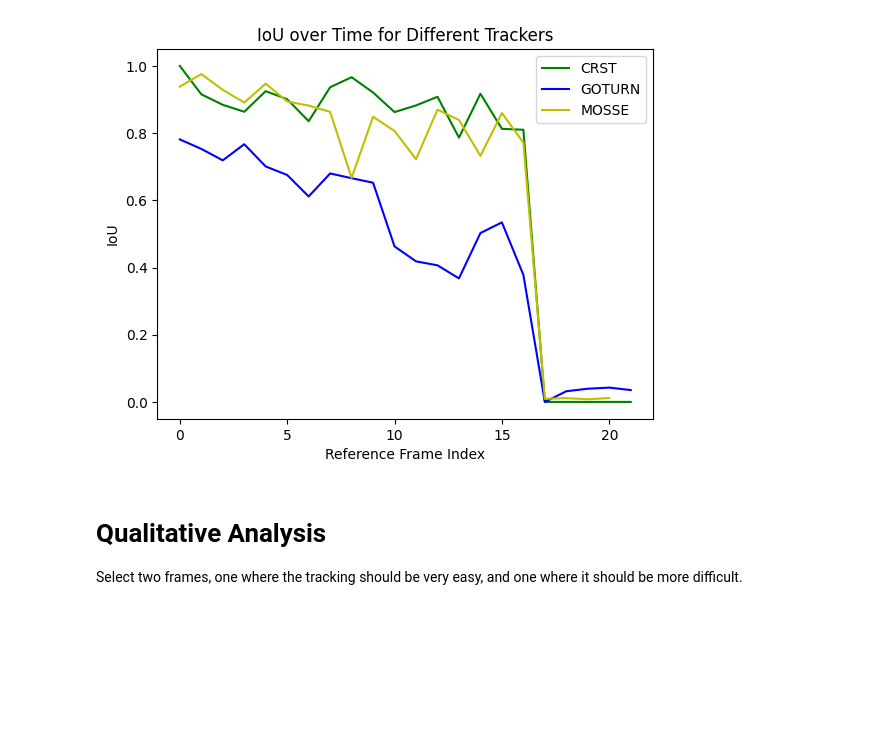
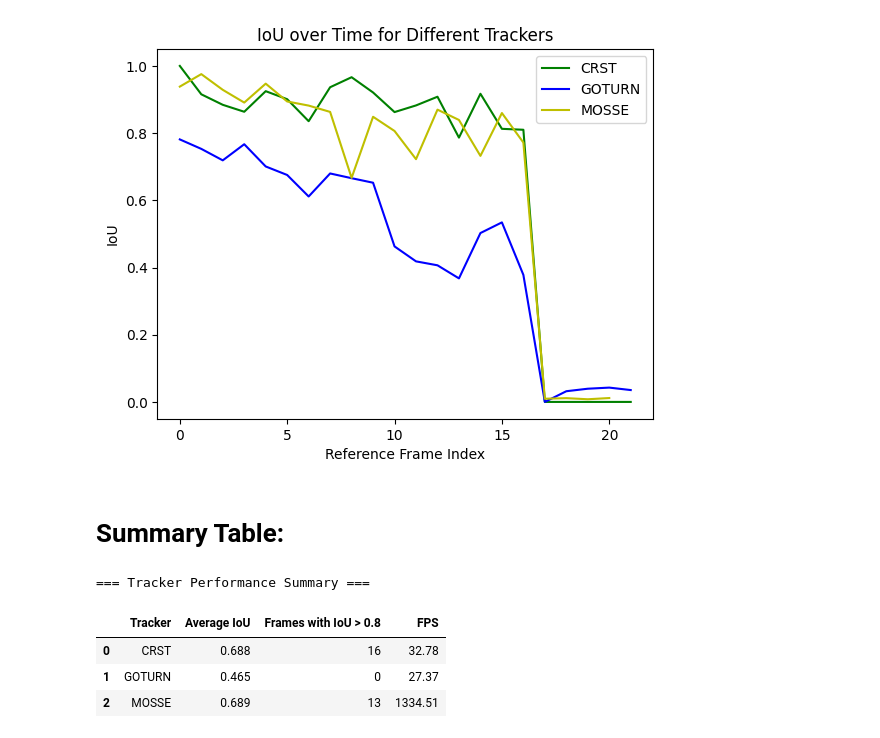
Before and after one commit to jrai51/Comp-Vision-CSC2503, a Jupyter notebook: hw1.ipynb, the cells around one changed output. Drawn from its saved outputs; the diff is of its cells as text; code cells hidden in the pictures; blank space fills up the shorter version.

```diff
--- a/hw1.ipynb
+++ b/hw1.ipynb
@@ -816,5 +735,60 @@ Average IoU for GOTURN: 0.4648
 Average IoU for MOSSE: 0.6894
 [figure]
 # %% [markdown]
-# Qualitative Analysis
-Select two frames, one where the tracking should be very easy, and one where it should be more difficult.
+# Summary Table:
+# %%
+import time
+import pandas as pd
+
+# compute Average IoU and Count of IoU
+summary_data = []
+for method in ["CRST", "GOTURN", "MOSSE"]:
+    avg_iou = np.mean(ious[method]) if len(ious[method]) > 0 else 0
+    high_iou_count = np.sum(np.array(ious[method]) > 0.8)
+    summary_data.append({
+        "Tracker": method,
+        "Average IoU": round(avg_iou, 3),
+        "Frames with IoU > 0.8": int(high_iou_count)
+    })
+
+# estimate FPS
+# time a single run of each tracker on a subset of frames
+fps_results = {}
+
+for method in ["CRST", "GOTURN", "MOSSE"]:
+    # Reinitialize trackers for fair comparison
+    if method == "CRST":
+        tracker_tmp = cv2.TrackerCSRT_create()
+    elif method == "GOTURN":
+        tracker_tmp = cv2.TrackerGOTURN_create()
+    else:  # MOSSE
+        tracker_tmp = cv2.legacy.TrackerMOSSE_create()
+
+    # Start timer
+    tracker_tmp.init(frames[0], to_xywh(detect_faces(frames[0])[0]))
+    start_time = time.time()
+    frame_count = 0
+
+    for frame in frames[:100]:  # test on first 100 frames to estimate
+        success, _ = tracker_tmp.update(frame)
+        frame_count += 1
+    elapsed_time = time.time() - start_time
+    fps = frame_count / elapsed_time
+    fps_results[method] = round(fps, 2)
+
+# Merge FPS results into summary_data
+for entry in summary_data:
+    entry["FPS"] = fps_results[entry["Tracker"]]
+
+# Create and display DataFrame (neater way to visualize the table in the library)
+summary_df = pd.DataFrame(summary_data)
+summary_df = summary_df[["Tracker", "Average IoU", "Frames with IoU > 0.8", "FPS"]]
+
+print("Tracker Performance Summary Table")
+display(summary_df)
+# %% [output]
+=== Tracker Performance Summary ===
+|  | Tracker | Average IoU | Frames with IoU > 0.8 | FPS |
+| 0 | CRST | 0.688 | 16 | 32.78 |
+| 1 | GOTURN | 0.465 | 0 | 27.37 |
+| 2 | MOSSE | 0.689 | 13 | 1334.51 |
```
Also changed, not shown: parts of 14 cells of this notebook, 1 other file.
